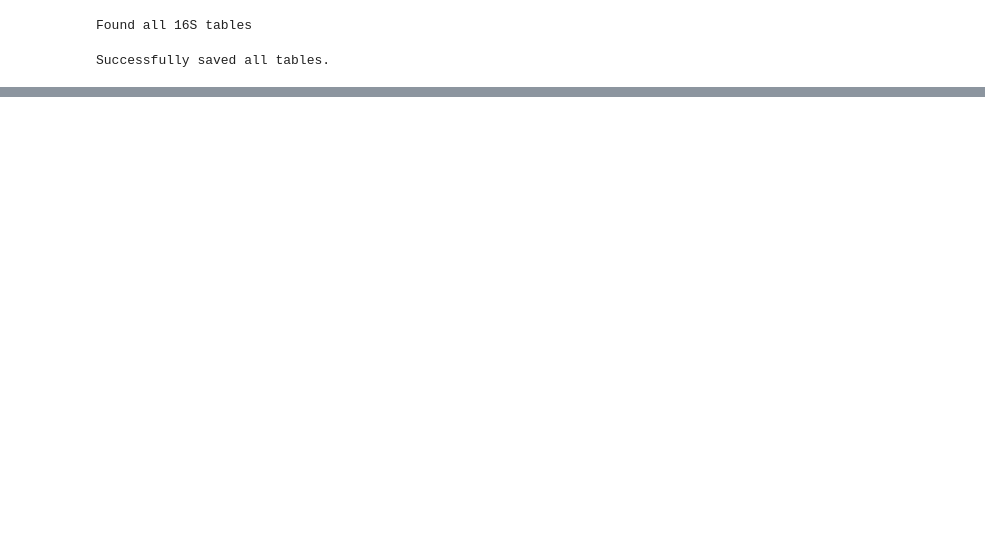
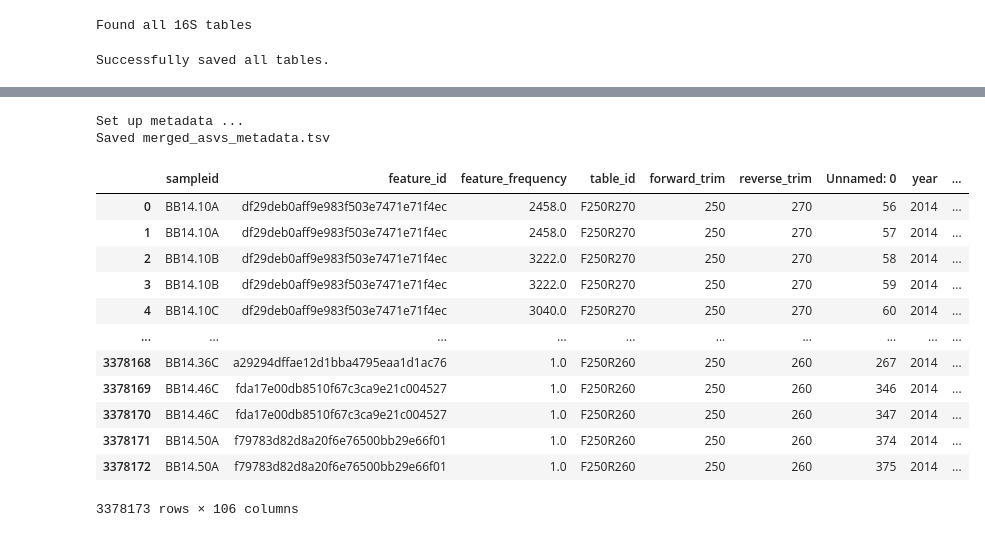
Before and after one commit to dianahaider/bedfordbasinTS, a Jupyter notebook: 2014only.ipynb, the cells around one changed output, grey strips where cells are left out. Drawn from its saved outputs; the diff is of its cells as text; code cells hidden in the pictures; blank space fills up the shorter version.

```diff
--- a/2014only.ipynb
+++ b/2014only.ipynb
@@ -100,7 +100,7 @@ def consolidate_tables(community):
 
             #Adding table_id, forward and reverse trim columns
             df['table_id'] = str(table_path.split('/')[-3]) #add a table_id column
-            df[['forward_trim', 'reverse_trim']] = df['table_id'].str.split('R', 1).str
+            df['forward_trim'], df['reverse_trim'] = df['table_id'].str.split('R', 1).str
             df['forward_trim'] = df['forward_trim'].map(lambda x: x.lstrip('F'))
             df["forward_trim"] = pd.to_numeric(df["forward_trim"])
             df["reverse_trim"] = pd.to_numeric(df["reverse_trim"])
@@ -117,11 +117,11 @@ def consolidate_tables(community):
 def merge_metadata(df):
     all_md = pd.read_csv('/Users/Diana/Documents/escuela/phd/ch2/bedfordbasinTS/allmetadata.csv')
 
-    tables = df[['sampleid', 'feature_id', 'feature_frequency']].copy()
+    tables = df[['sampleid', 'feature_id', 'feature_frequency', 'table_id', 'forward_trim', 'reverse_trim']].copy()
+    tables = tables[tables.feature_frequency != 0]
 
     all_md['sampleid'] = all_md['sampleid'].str.replace('_', '.')
     merged = pd.merge(tables,all_md, on='sampleid', how='left') #all_md is the metadata file
-    merged = merged[merged.feature_frequency != 0]
     print('Set up metadata ...')
 
     #merged.to_csv(comm+'/merged_asvs_metadata.tsv', sep = '\t')
@@ -136,2 +185,21 @@ Successfully saved all tables.
 # %%
 merged = merge_metadata(df)
+# %% [output]
+Set up metadata ...
+Saved merged_asvs_metadata.tsv
+# %%
+merged
+# %% [output]
+|  | sampleid | feature_id | feature_frequency | table_id | forward_trim | reverse_trim | Unnamed: 0 | year | ... |
+| 0 | BB14.10A | df29deb0aff9e983f503e7471e71f4ec | 2458.0 | F250R270 | 250 | 270 | 56 | 2014 | ... |
+| 1 | BB14.10A | df29deb0aff9e983f503e7471e71f4ec | 2458.0 | F250R270 | 250 | 270 | 57 | 2014 | ... |
+| 2 | BB14.10B | df29deb0aff9e983f503e7471e71f4ec | 3222.0 | F250R270 | 250 | 270 | 58 | 2014 | ... |
+| 3 | BB14.10B | df29deb0aff9e983f503e7471e71f4ec | 3222.0 | F250R270 | 250 | 270 | 59 | 2014 | ... |
+| 4 | BB14.10C | df29deb0aff9e983f503e7471e71f4ec | 3040.0 | F250R270 | 250 | 270 | 60 | 2014 | ... |
+| ... | ... | ... | ... | ... | ... | ... | ... | ... | ... |
+| 3378168 | BB14.36C | a29294dffae12d1bba4795eaa1d1ac76 | 1.0 | F250R260 | 250 | 260 | 267 | 2014 | ... |
+| 3378169 | BB14.46C | fda17e00db8510f67c3ca9e21c004527 | 1.0 | F250R260 | 250 | 260 | 346 | 2014 | ... |
+| 3378170 | BB14.46C | fda17e00db8510f67c3ca9e21c004527 | 1.0 | F250R260 | 250 | 260 | 347 | 2014 | ... |
+| 3378171 | BB14.50A | f79783d82d8a20f6e76500bb29e66f01 | 1.0 | F250R260 | 250 | 260 | 374 | 2014 | ... |
+| 3378172 | BB14.50A | f79783d82d8a20f6e76500bb29e66f01 | 1.0 | F250R260 | 250 | 260 | 375 | 2014 | ... |
+3378173 rows × 106 columns
```
Also changed, not shown: parts of 3 cells of this notebook, 4 other files.
